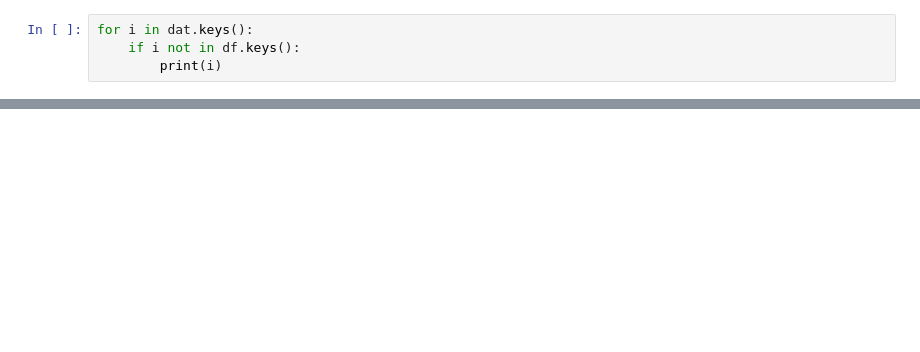
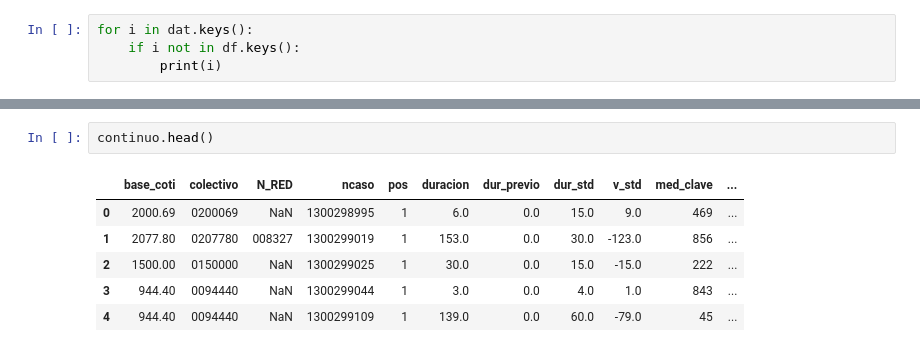
Before and after one commit to VictorCalzada/fraud_detection, a Jupyter notebook: CompareData.ipynb, the cells around one changed output, grey strips where cells are left out. Cells and saved outputs as stored; diff of their text form; blank space fills up the shorter version.

```diff
--- a/CompareData.ipynb
+++ b/CompareData.ipynb
@@ -409,0 +459,9 @@ selectFromDat(df, dat)
+# %%
+continuo.head()
+# %% [output]
+|  | base_coti | colectivo | N_RED | ncaso | pos | duracion | dur_previo | dur_std | v_std | med_clave | ... |
+| 0 | 2000.69 | 0200069 | NaN | 1300298995 | 1 | 6.0 | 0.0 | 15.0 | 9.0 | 469 | ... |
+| 1 | 2077.80 | 0207780 | 008327 | 1300299019 | 1 | 153.0 | 0.0 | 30.0 | -123.0 | 856 | ... |
+| 2 | 1500.00 | 0150000 | NaN | 1300299025 | 1 | 30.0 | 0.0 | 15.0 | -15.0 | 222 | ... |
+| 3 | 944.40 | 0094440 | NaN | 1300299044 | 1 | 3.0 | 0.0 | 4.0 | 1.0 | 843 | ... |
+| 4 | 944.40 | 0094440 | NaN | 1300299109 | 1 | 139.0 | 0.0 | 60.0 | -79.0 | 45 | ... |
```
Also changed, not shown: parts of 46 cells of this notebook, 4 other files.
